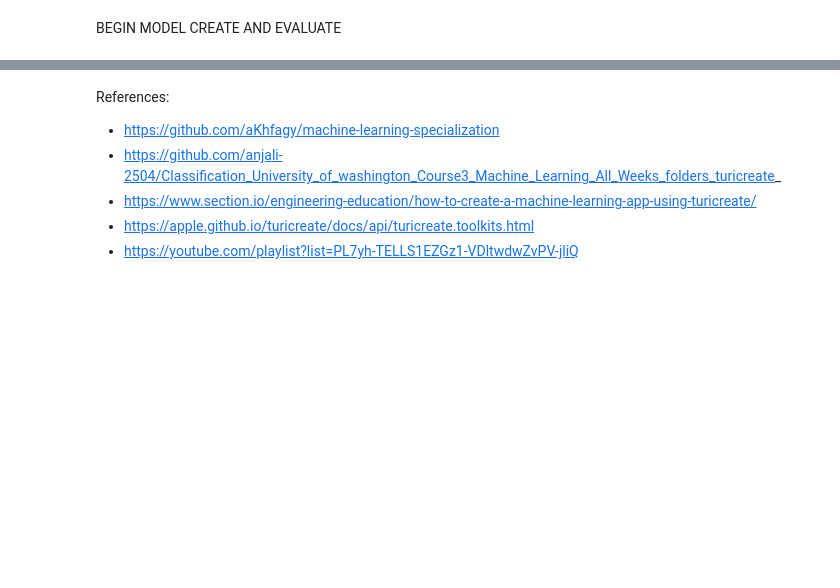
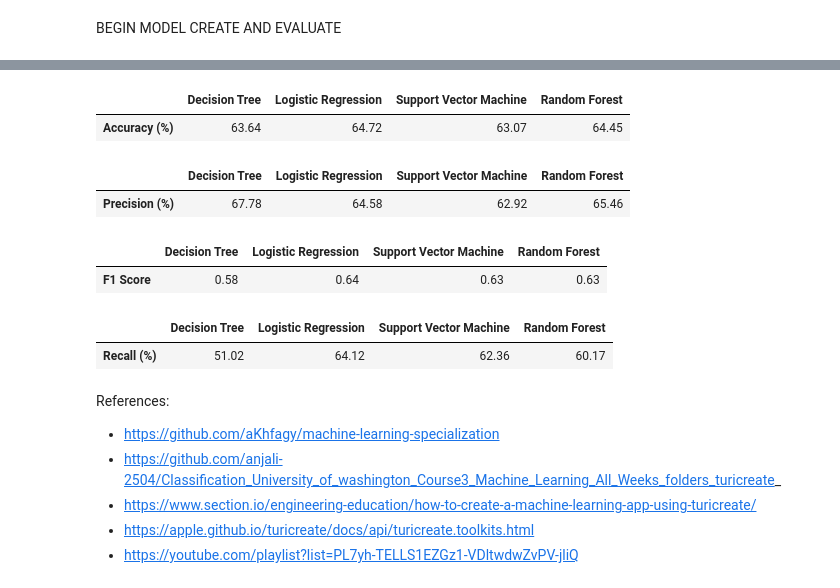
Before and after one commit to volinh911/AI_LAB_FINAL, a Jupyter notebook: notebook/NB03.ipynb, the cells around one changed output, grey strips where cells are left out. Cells and saved outputs as stored; diff of their text form; code cells hidden in the pictures; blank space fills up the shorter version.

Commit message:
add F1Score evaluation

```diff
--- a/notebook/NB03.ipynb
+++ b/notebook/NB03.ipynb
@@ -40,6 +40,7 @@ features = ['grade',                     # grade of the loan
             'last_major_derog_none',     # has borrower had 90 day or worse rating
             'revol_util',                # percent of available credit being used
             'total_rec_late_fee',        # total late fees received to day
+            'annual_inc',
            ]
 
 target = 'safe_loans'                   # prediction target (y) (+1 means safe, -1 is risky)
@@ -111,2 +205,4 @@ def printModelEvaluation(model):
 # %% [markdown]
 BEGIN MODEL CREATE AND EVALUATE
+# %%
+decisionTree = turicreate.decision_tree_classifier.create(train_data, target = target, features = features, validation_set=None)
@@ -233,3 +351,14 @@ RandomForestClassifier Validation Recall Score is: 62.32104121475054 %
+# %%
+compareModels(decisionTree, logisticRegression, supportVectorMachine, randomForest)
+# %% [output]
+|  | Decision Tree | Logistic Regression | Support Vector Machine | Random Forest |
+| Accuracy (%) | 63.64 | 64.72 | 63.07 | 64.45 |
+|  | Decision Tree | Logistic Regression | Support Vector Machine | Random Forest |
+| Precision (%) | 67.78 | 64.58 | 62.92 | 65.46 |
+|  | Decision Tree | Logistic Regression | Support Vector Machine | Random Forest |
+| F1 Score | 0.58 | 0.64 | 0.63 | 0.63 |
+|  | Decision Tree | Logistic Regression | Support Vector Machine | Random Forest |
+| Recall (%) | 51.02 | 64.12 | 62.36 | 60.17 |
 # %% [markdown]
 References:
 + https://github.com/aKhfagy/machine-learning-specialization
```
Also changed, not shown: parts of 12 cells of this notebook, 1 other file.
